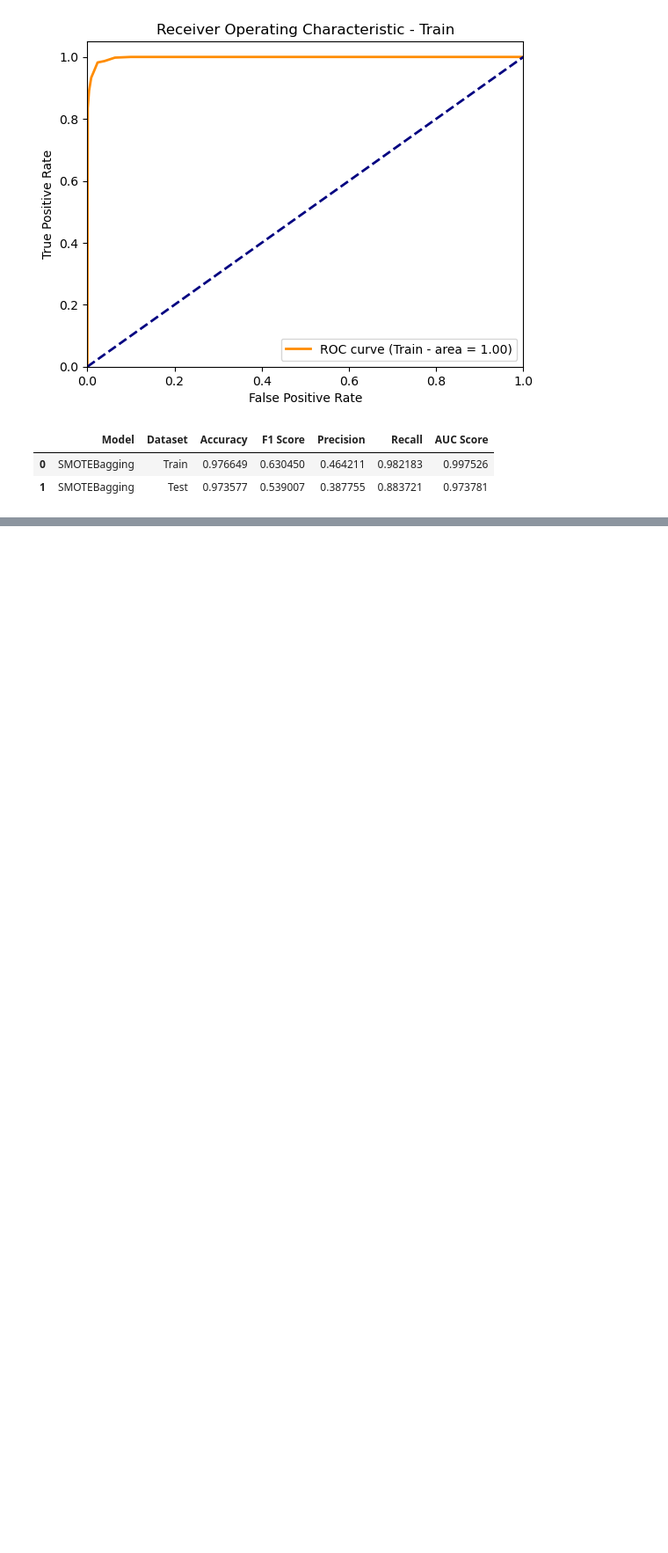
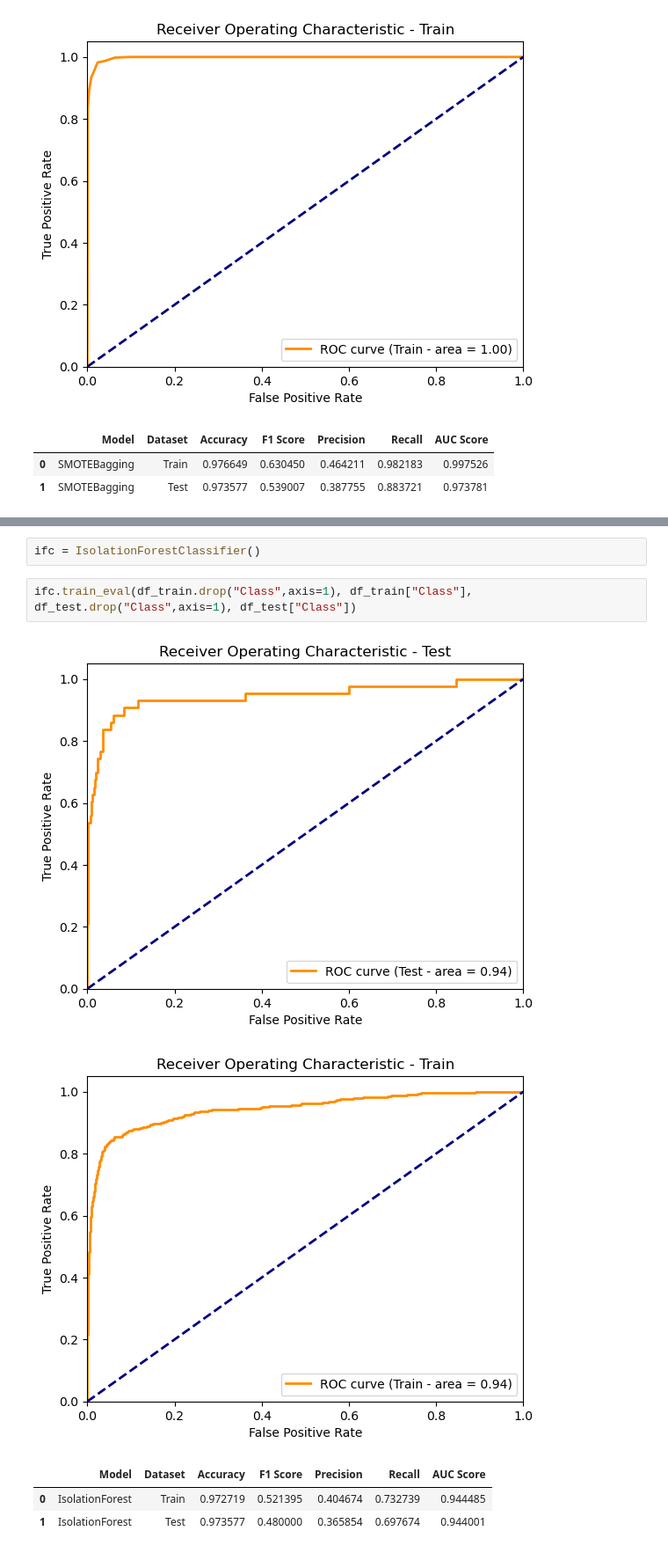
Before and after one commit to ShamilShukurov/ADA_GWU_Master_Thesis, a Jupyter notebook: Code/Modelling_Playground.ipynb, the cells around one changed output, grey strips where cells are left out. Shown at 88% size. Cells and saved outputs as stored; diff of their text form; blank space fills up the shorter version.

Commit message:
IsolationForestClassifier implemented

```diff
--- a/Code/Modelling_Playground.ipynb
+++ b/Code/Modelling_Playground.ipynb
@@ -334,0 +256,10 @@ rusbc.train_eval(df_train.drop("Class",axis=1), df_train["Class"], df_test.drop(
+# %%
+ifc = IsolationForestClassifier()
+# %%
+ifc.train_eval(df_train.drop("Class",axis=1), df_train["Class"], df_test.drop("Class",axis=1), df_test["Class"])
+# %% [output]
+[figure, added]
+[figure, added]
+|  | Model | Dataset | Accuracy | F1 Score | Precision | Recall | AUC Score |
+| 0 | IsolationForest | Train | 0.972719 | 0.521395 | 0.404674 | 0.732739 | 0.944485 |
+| 1 | IsolationForest | Test | 0.973577 | 0.480000 | 0.365854 | 0.697674 | 0.944001 |
```
Also changed, not shown: parts of 22 cells of this notebook, 2 other files.
